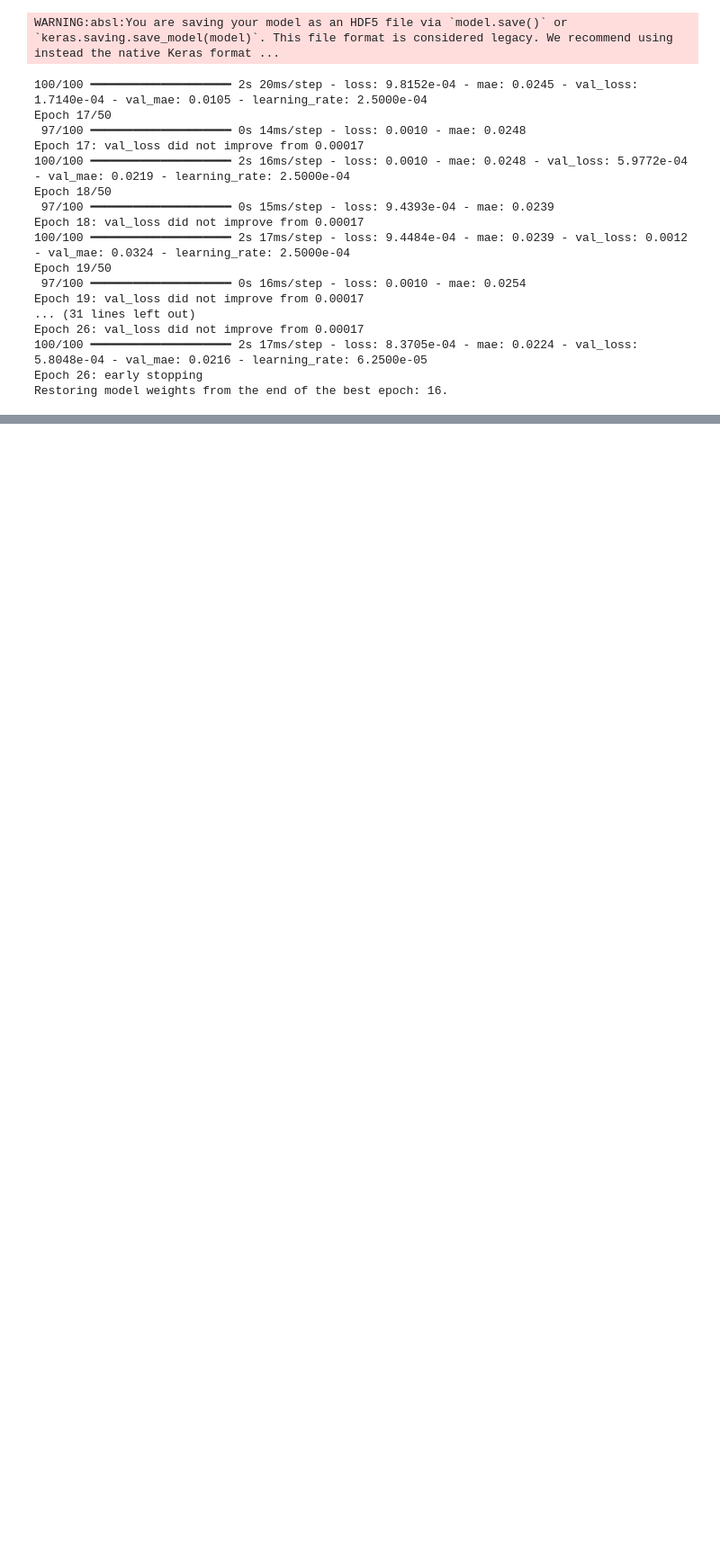
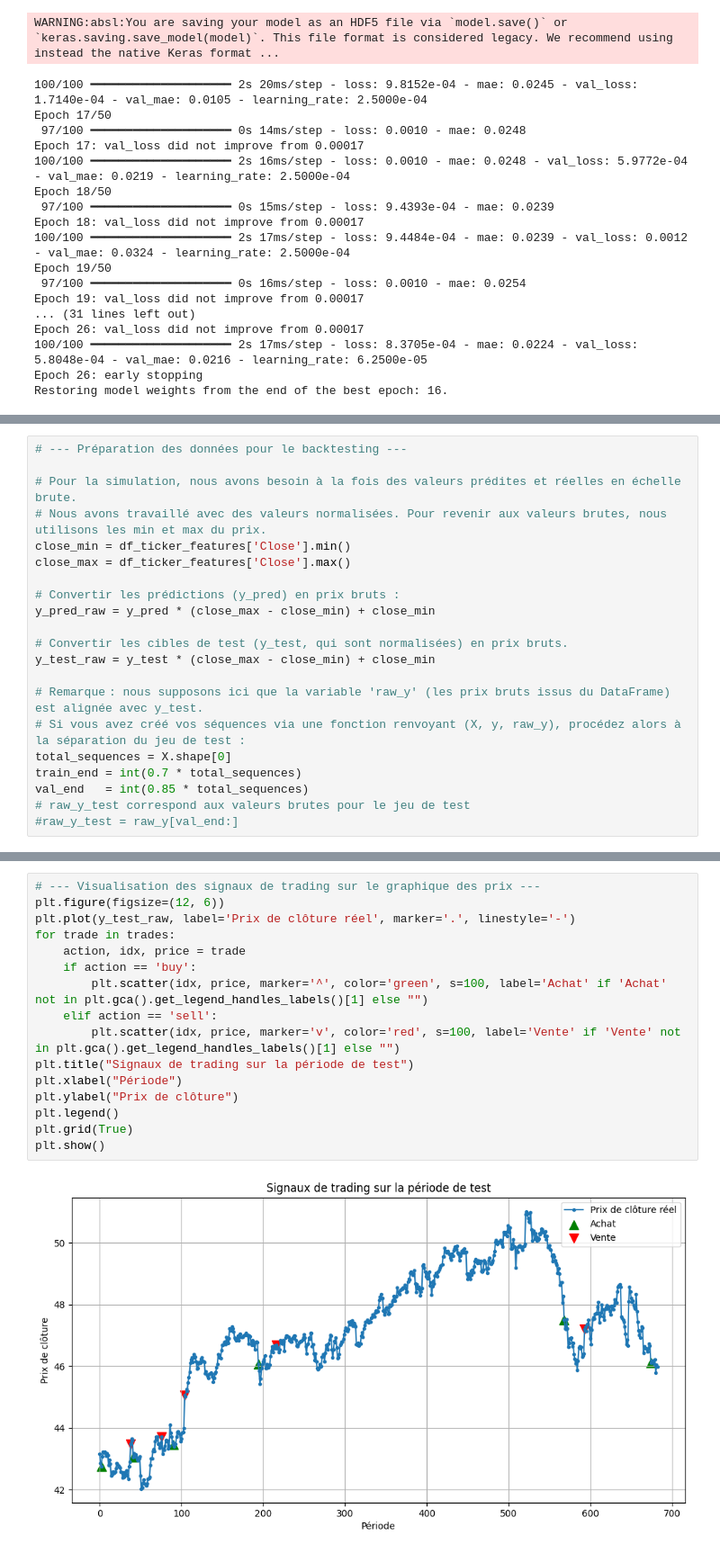
Before and after one commit to Liviogit/Projet_trading_automatique, a Jupyter notebook: transformer_v2.ipynb, the cells around one changed output, grey strips where cells are left out. Shown: that part at 90% size. Drawn from its saved outputs; the diff is of its cells as text; blank space fills up the shorter version.

```diff
--- a/transformer_v2.ipynb
+++ b/transformer_v2.ipynb
@@ -649,0 +717,21 @@ plt.show()
+# %%
+# --- Préparation des données pour le backtesting ---
+
+# Pour la simulation, nous avons besoin à la fois des valeurs prédites et réelles en échelle brute.
+# Nous avons travaillé avec des valeurs normalisées. Pour revenir aux valeurs brutes, nous utilisons les min et max du prix.
+close_min = df_ticker_features['Close'].min()
+close_max = df_ticker_features['Close'].max()
+
+# Convertir les prédictions (y_pred) en prix bruts :
+y_pred_raw = y_pred * (close_max - close_min) + close_min
+
+# Convertir les cibles de test (y_test, qui sont normalisées) en prix bruts.
+y_test_raw = y_test * (close_max - close_min) + close_min
+
+# Remarque : nous supposons ici que la variable 'raw_y' (les prix bruts issus du DataFrame) est alignée avec y_test.
+# Si vous avez créé vos séquences via une fonction renvoyant (X, y, raw_y), procédez alors à la séparation du jeu de test :
+total_sequences = X.shape[0]
+train_end = int(0.7 * total_sequences)
+val_end   = int(0.85 * total_sequences)
+# raw_y_test correspond aux valeurs brutes pour le jeu de test
+#raw_y_test = raw_y[val_end:]
@@ -649,0 +830,18 @@ plt.show()
+# %%
+# --- Visualisation des signaux de trading sur le graphique des prix ---
+plt.figure(figsize=(12, 6))
+plt.plot(y_test_raw, label='Prix de clôture réel', marker='.', linestyle='-')
+for trade in trades:
+    action, idx, price = trade
+    if action == 'buy':
+        plt.scatter(idx, price, marker='^', color='green', s=100, label='Achat' if 'Achat' not in plt.gca().get_legend_handles_labels()[1] else "")
+    elif action == 'sell':
+        plt.scatter(idx, price, marker='v', color='red', s=100, label='Vente' if 'Vente' not in plt.gca().get_legend_handles_labels()[1] else "")
+plt.title("Signaux de trading sur la période de test")
+plt.xlabel("Période")
+plt.ylabel("Prix de clôture")
+plt.legend()
+plt.grid(True)
+plt.show()
+# %% [output]
+[figure, added]
```
Also changed, not shown: parts of 10 cells of this notebook.
